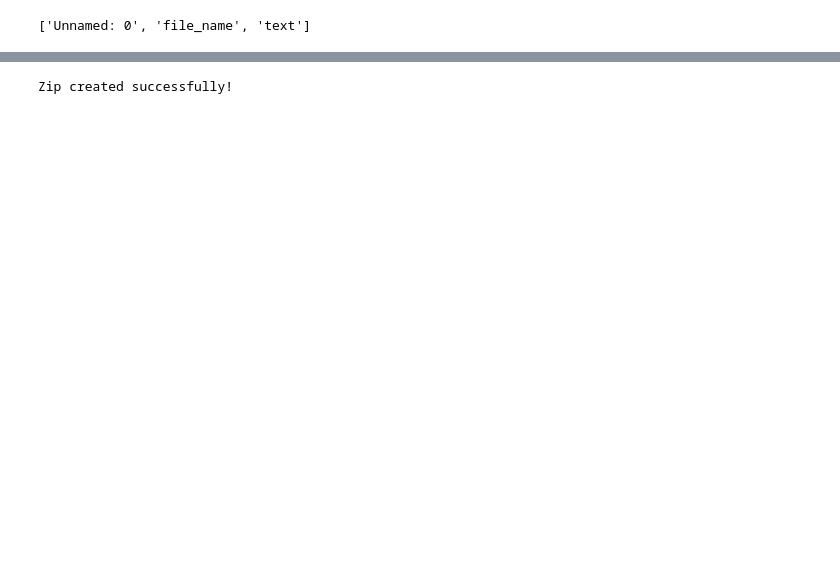
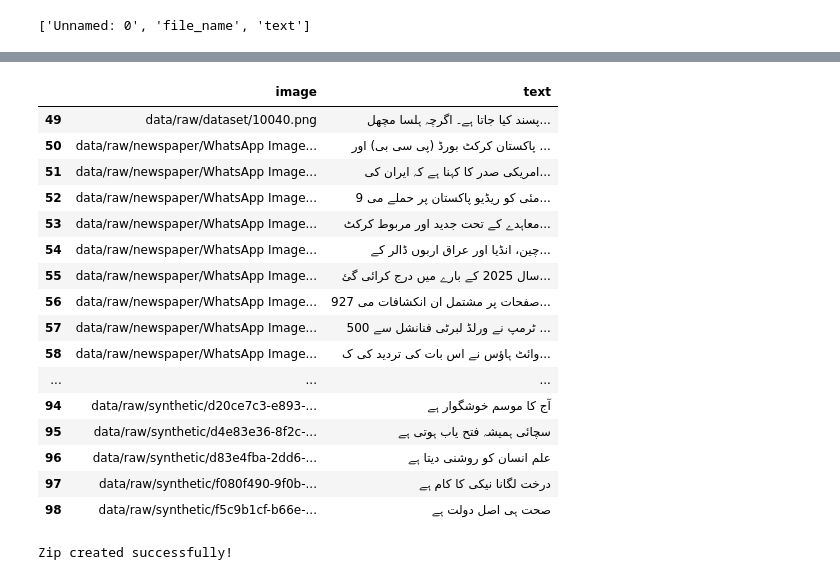
Before and after one commit to codewithUswaFatima/urdu-ocr-codesaviours-si26-Uswa, a Jupyter notebook: SI26_Week1_Uswa.ipynb, the cells around one changed output, grey strips where cells are left out. Drawn from its saved outputs; the diff is of its cells as text; code cells hidden in the pictures; blank space fills up the shorter version.

```diff
--- a/SI26_Week1_Uswa.ipynb
+++ b/SI26_Week1_Uswa.ipynb
@@ -169,3 +206,26 @@ labels.head()
+# %%
+import pandas as pd
+
+df_labels = pd.read_csv("/content/data/labels (2).csv")
+df_labels.tail(50)
+# %% [output]
+|  | image | text |
+| 49 | data/raw/dataset/10040.png | پسند کیا جاتا ہے۔ اگرچہ ہلسا مچھل... |
+| 50 | data/raw/newspaper/WhatsApp Image... | پاکستان کرکٹ بورڈ (پی سی بی) اور ... |
+| 51 | data/raw/newspaper/WhatsApp Image... | امریکی صدر کا کہنا ہے کہ ایران کی... |
+| 52 | data/raw/newspaper/WhatsApp Image... | 9 مئی کو ریڈیو پاکستان پر حملے می... |
+| 53 | data/raw/newspaper/WhatsApp Image... | معاہدے کے تحت جدید اور مربوط کرکٹ... |
+| 54 | data/raw/newspaper/WhatsApp Image... | چین، انڈیا اور عراق اربوں ڈالر کے... |
+| 55 | data/raw/newspaper/WhatsApp Image... | سال 2025 کے بارے میں درج کرائی گئ... |
+| 56 | data/raw/newspaper/WhatsApp Image... | 927 صفحات پر مشتمل ان انکشافات می... |
+| 57 | data/raw/newspaper/WhatsApp Image... | ٹرمپ نے ورلڈ لبرٹی فنانشل سے 500 ... |
+| 58 | data/raw/newspaper/WhatsApp Image... | وائٹ ہاؤس نے اس بات کی تردید کی ک... |
+| ... | ... | ... |
+| 94 | data/raw/synthetic/d20ce7c3-e893-... | آج کا موسم خوشگوار ہے |
+| 95 | data/raw/synthetic/d4e83e36-8f2c-... | سچائی ہمیشہ فتح یاب ہوتی ہے |
+| 96 | data/raw/synthetic/d83e4fba-2dd6-... | علم انسان کو روشنی دیتا ہے |
+| 97 | data/raw/synthetic/f080f490-9f0b-... | درخت لگانا نیکی کا کام ہے |
+| 98 | data/raw/synthetic/f5c9b1cf-b66e-... | صحت ہی اصل دولت ہے |
 # %%
 import shutil
 shutil.make_archive("/content/Urdu_OCR_Project_Data","zip","/content/data")
```
Also changed, not shown: parts of 12 cells of this notebook.
